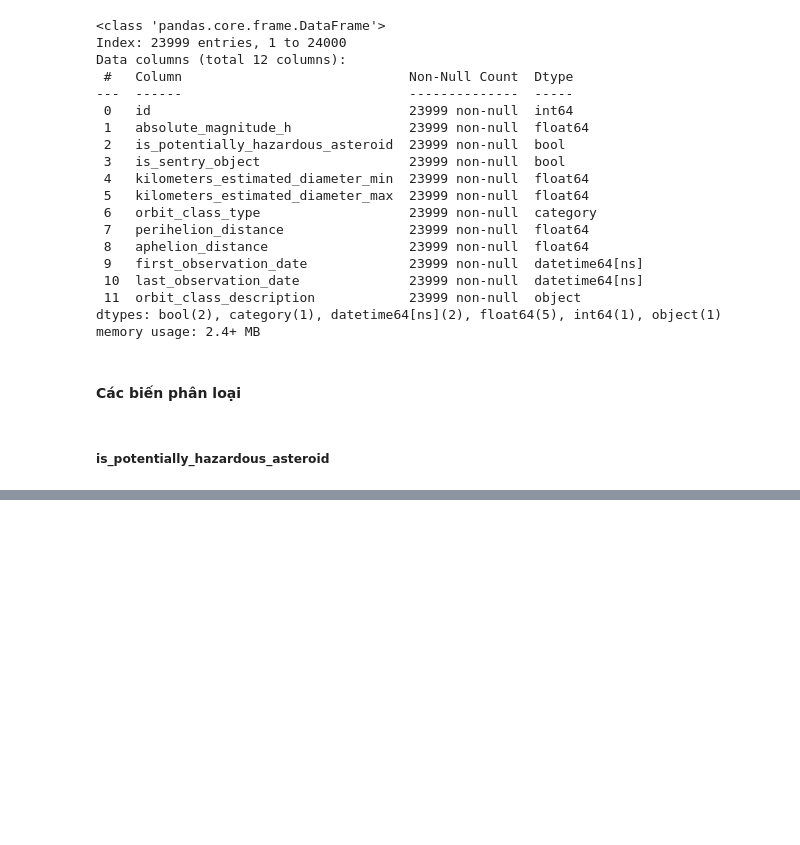
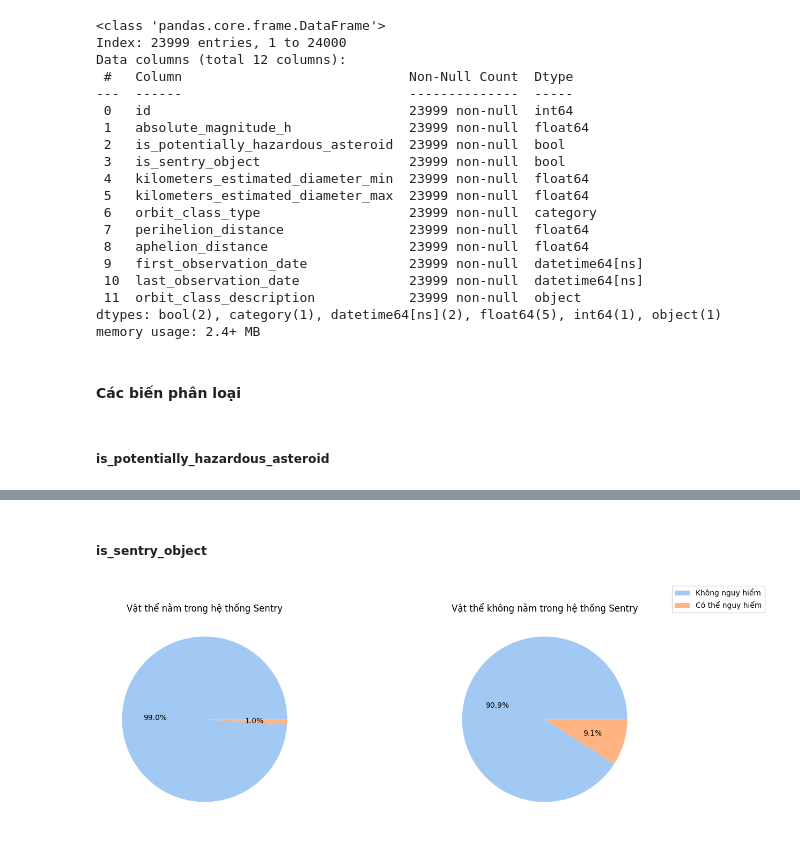
Before and after one commit to nhocratac/IE224-NEO, a Jupyter notebook: CodeTongHop_DoAn_DungXoa.ipynb, the cells around one changed output, grey strips where cells are left out. Cells and saved outputs as stored; diff of their text form; code cells hidden in the pictures; blank space fills up the shorter version.

```diff
--- a/CodeTongHop_DoAn_DungXoa.ipynb
+++ b/CodeTongHop_DoAn_DungXoa.ipynb
@@ -479,0 +480,22 @@ plt.show()
+# %% [markdown]
+##### **is_sentry_object**
+# %%
+color = sns.color_palette("pastel")
+fig, axs = plt.subplots(ncols=2, figsize=(15, 5))
+
+# Các vật thể nằm trong hệ thống Sentry
+df1 = df[df['is_sentry_object'] == True]
+axs[0].pie(df1['is_potentially_hazardous_asteroid'].value_counts(), autopct='%1.1f%%', colors=color)
+axs[0].set_title('Vật thể nằm trong hệ thống Sentry')
+
+# Các vật thể không nằm trong hệ thống Sentry
+df2 = df[df['is_sentry_object'] == False]
+axs[1].pie(df2['is_potentially_hazardous_asteroid'].value_counts(), autopct='%1.1f%%', colors=color)
+axs[1].set_title('Vật thể không nằm trong hệ thống Sentry')
+
+
+fig.legend(['Không nguy hiểm', 'Có thể nguy hiểm'], loc='upper right')
+
+plt.show()
+# %% [output]
+[figure, added]
```
Also changed, not shown: parts of 2 cells of this notebook.
